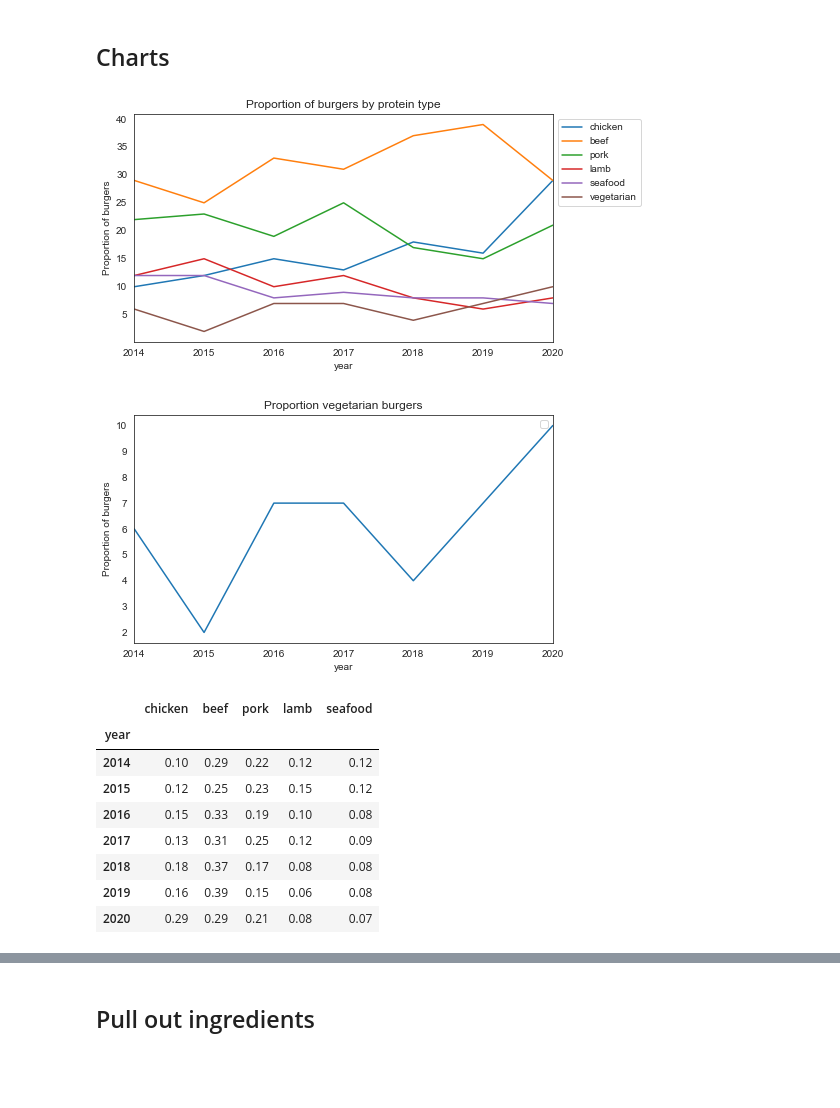
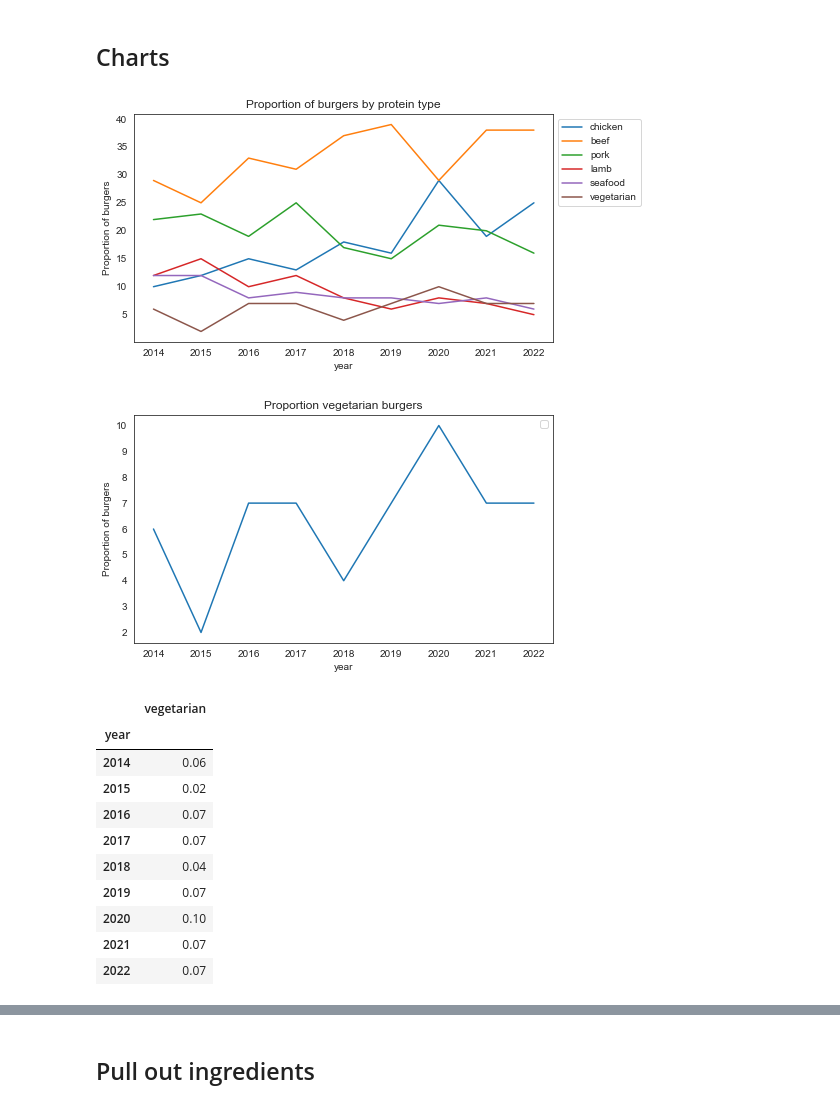
Before and after one commit to SimonCarryer/burgerwellington, a Jupyter notebook: Burger analysis.ipynb, the cells around one changed output, grey strips where cells are left out. Saved outputs shown, nothing was run; the diff lists cells and outputs as text; code cells hidden in the pictures; blank space fills up the shorter version.

```diff
--- a/Burger analysis.ipynb
+++ b/Burger analysis.ipynb
@@ -11,4 +11,4 @@ sns.set_style("white")
 # %% [markdown]
 ## Load and clean data
 # %%
-df = pd.read_csv('burgers2020.csv', encoding='utf-8').fillna(0)
+df = pd.read_csv('data/burgers.csv', encoding='utf-8').fillna(0)
@@ -28,7 +32,7 @@ df['burger description'] = df['burger description'].apply(snip)
 # %%
 df[df.columns[-12:]] = df[df.columns[-12:]].replace({'Yes': 1})
 # %%
-df['price'] = df.price.astype(str).apply(lambda x: float(x.replace('$','')))
+df['price'] = df.price.astype(str).apply(lambda x: float(x.replace('$',''))).replace(0, 20)
 # %%
 df['other'] = (df[['chicken', 'beef', 'pork', 'lamb', u'seafood']].sum(axis=1) == 0)*1
 # %%
@@ -100,6 +99,8 @@ inflation_adjustments = {k: v for k, v in [[2014,1],
 [2017,1.02],
 [2018,1.04],
 [2019,1.06],
-[2020,1.08]]}
+[2020,1.08],
+[2021,1.09],
+[2022,1.17]]}
 # %%
 df["inflation_adjusted_price"] = df["price"] * (1/df["year"].map(inflation_adjustments))
@@ -186,16 +235,16 @@ vals
 # %%
 cols = ['chicken', 'beef', 'pork', 'lamb', u'seafood', 'vegetarian']
 
 (df.groupby('year')[cols].sum()\
          /df.groupby('year')[cols].count()).multiply(100).round(0)\
         .plot(figsize=(x_dim, y_dim))
 plt.title('Proportion of burgers by protein type')
 plt.legend(bbox_to_anchor=(1, 1))
 plt.ylabel("Proportion of burgers")
-plt.xticks([year for year in range(2014, 2021)])
-plt.savefig('patties.png', bbox_inches='tight')
+plt.xticks([year for year in range(2014, 2023)])
+plt.savefig('patties.png', bbox_inches='tight', facecolor='white')
 # %% [output]
-[figure, old version]
+[figure, new version]
 # %%
 cols = ['vegetarian']
 
@@ -208,18 +257,20 @@ plt.ylabel("Proportion of burgers")
 #plt.xticks([year for year in range(2014, 2021)])
 plt.savefig('vegetarian.png', bbox_inches='tight')
 # %% [output]
-[figure, old version]
+[figure, new version]
 # %%
 (df.groupby('year')[cols].sum()/df.groupby('year')[cols].count()).round(2)
 # %% [output]
-|  | chicken | beef | pork | lamb | seafood |
-| year |  |  |  |  |  |
-| 2014 | 0.10 | 0.29 | 0.22 | 0.12 | 0.12 |
-| 2015 | 0.12 | 0.25 | 0.23 | 0.15 | 0.12 |
-| 2016 | 0.15 | 0.33 | 0.19 | 0.10 | 0.08 |
-| 2017 | 0.13 | 0.31 | 0.25 | 0.12 | 0.09 |
-| 2018 | 0.18 | 0.37 | 0.17 | 0.08 | 0.08 |
-| 2019 | 0.16 | 0.39 | 0.15 | 0.06 | 0.08 |
-| 2020 | 0.29 | 0.29 | 0.21 | 0.08 | 0.07 |
+|  | vegetarian |
+| year |  |
+| 2014 | 0.06 |
+| 2015 | 0.02 |
+| 2016 | 0.07 |
+| 2017 | 0.07 |
+| 2018 | 0.04 |
+| 2019 | 0.07 |
+| 2020 | 0.10 |
+| 2021 | 0.07 |
+| 2022 | 0.07 |
 # %%
 year_counts = df.groupby('year')['burger description'].count().values
```
Also changed, not shown: parts of 33 cells of this notebook, 15 other files.
